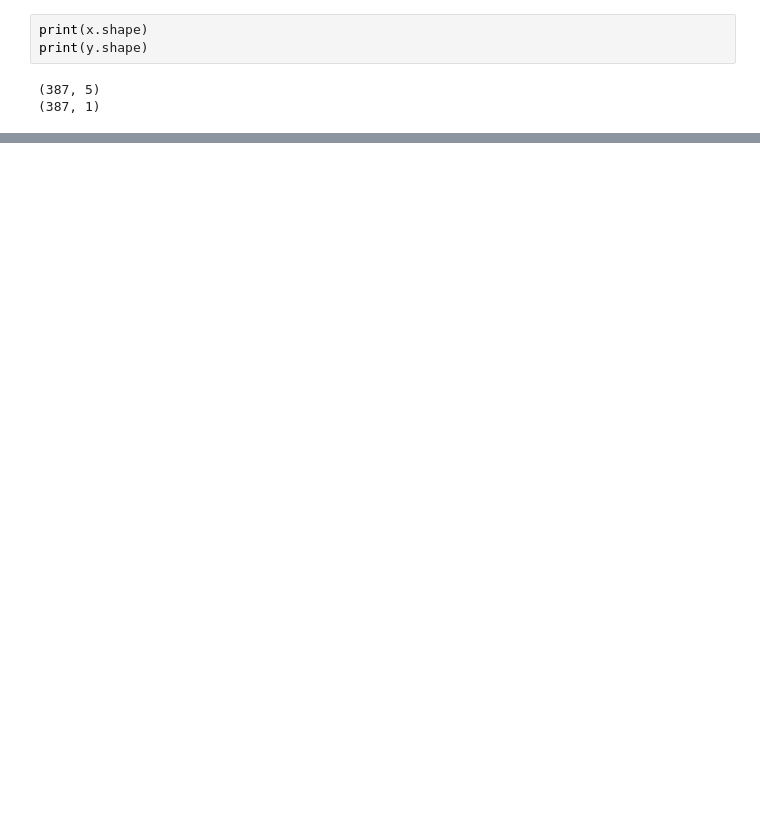
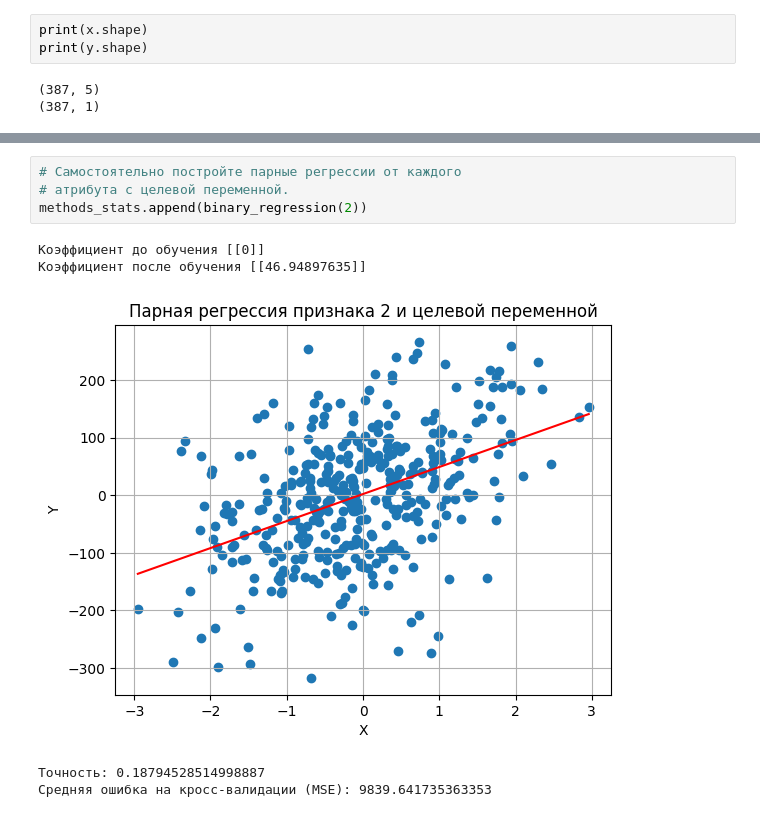
Before and after one commit to Berendei-Jr/Machine-Learning-BMSTU, a Jupyter notebook: ML1.2 multivariate/lab1.2.ipynb, the cells around one changed output, grey strips where cells are left out. Drawn from its saved outputs; the diff is of its cells as text; blank space fills up the shorter version.

```diff
--- a/ML1.2 multivariate/lab1.2.ipynb
+++ b/ML1.2 multivariate/lab1.2.ipynb
@@ -52,0 +73,10 @@ plt.plot(yy, yy, c='r')
+# %%
+# Самостоятельно постройте парные регрессии от каждого
+# атрибута с целевой переменной.
+methods_stats.append(binary_regression(2))
+# %% [output]
+Коэффициент до обучения [[0]]
+Коэффициент после обучения [[46.94897635]]
+[figure, added]
+Точность: 0.18794528514998887
+Средняя ошибка на кросс-валидации (MSE): 9839.641735363353
```
Also changed, not shown: parts of 18 cells of this notebook.
